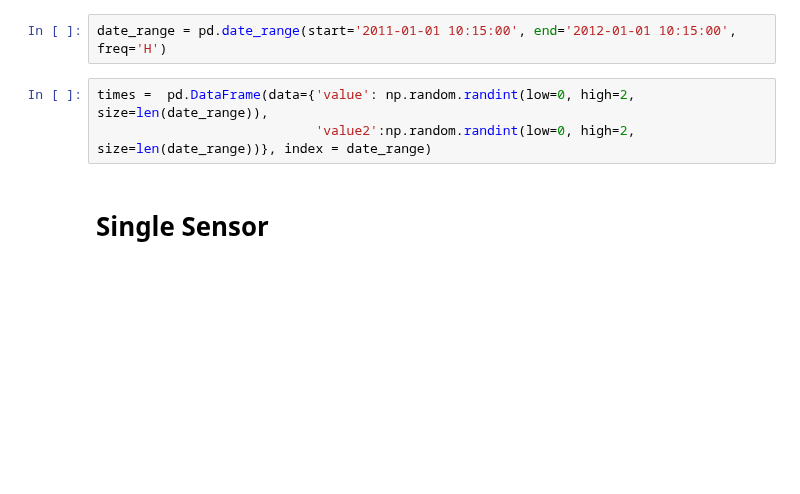
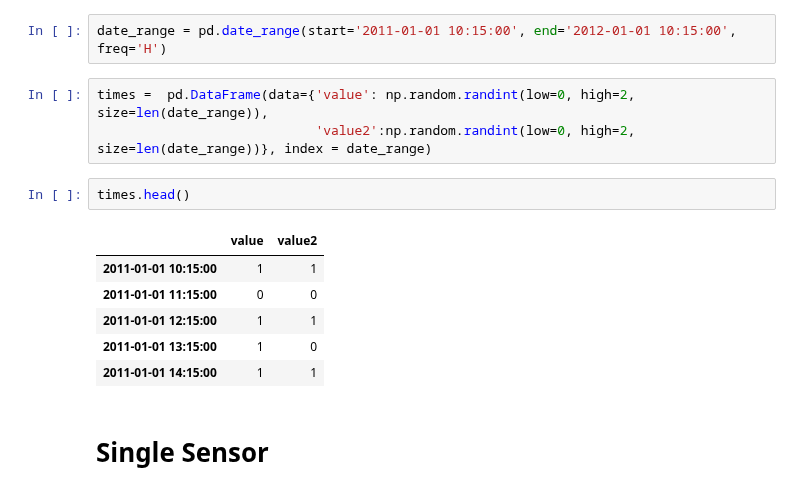
Before and after one commit to robmarkcole/HASS-data-detective, a Jupyter notebook: experimental/Binary_Plot.ipynb, the cells around one changed output. Saved outputs shown, nothing was run; the diff lists cells and outputs as text; blank space fills up the shorter version.

```diff
--- a/experimental/Binary_Plot.ipynb
+++ b/experimental/Binary_Plot.ipynb
@@ -11,6 +11,15 @@ date_range = pd.date_range(start='2011-01-01 10:15:00', end='2012-01-01 10:15:00
 # %%
 times =  pd.DataFrame(data={'value': np.random.randint(low=0, high=2, size=len(date_range)),
                             'value2':np.random.randint(low=0, high=2, size=len(date_range))}, index = date_range)
+# %%
+times.head()
+# %% [output]
+|  | value | value2 |
+| 2011-01-01 10:15:00 | 1 | 1 |
+| 2011-01-01 11:15:00 | 0 | 0 |
+| 2011-01-01 12:15:00 | 1 | 1 |
+| 2011-01-01 13:15:00 | 1 | 0 |
+| 2011-01-01 14:15:00 | 1 | 1 |
 # %% [markdown]
 # Single Sensor
 # %%
```
Also changed, not shown: parts of 3 cells of this notebook, 3 other files.
